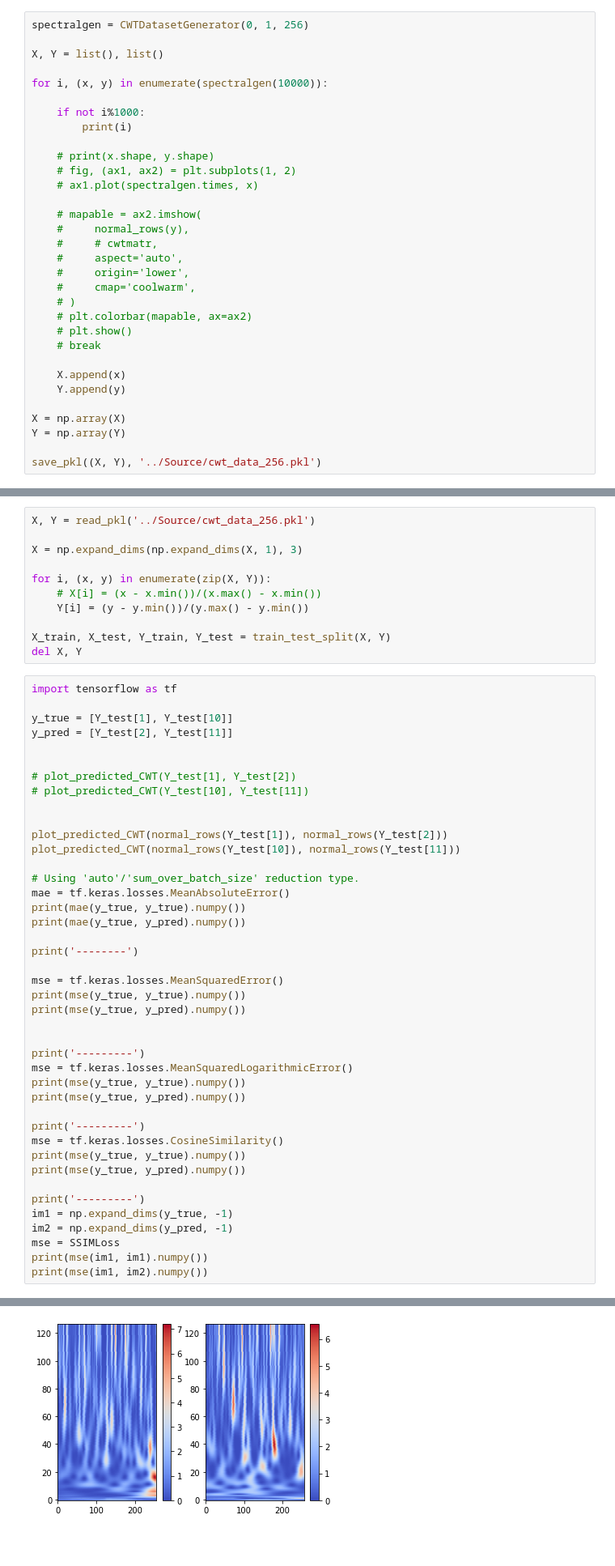
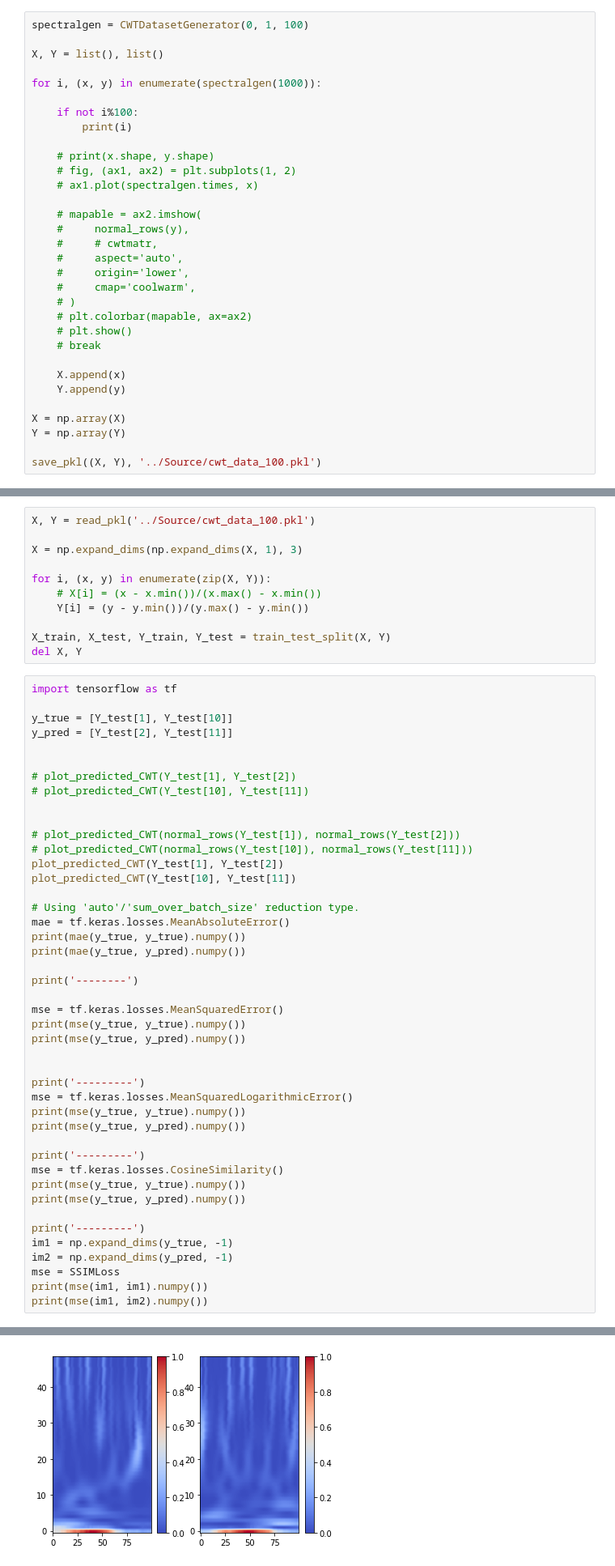
Before and after one commit to 1101AlexZab1011/neural_stuff, a Jupyter notebook: dirty_field/cwt_deconv.ipynb, the cells around one changed output, grey strips where cells are left out. Shown at 81% size. Drawn from its saved outputs; the diff is of its cells as text; blank space fills up the shorter version.

```diff
--- a/dirty_field/cwt_deconv.ipynb
+++ b/dirty_field/cwt_deconv.ipynb
@@ -36,11 +39,11 @@ def plot_predicted_CWT_tc(Y_true, Y_pred, X):
 # %%
-spectralgen = CWTDatasetGenerator(0, 1, 256)
+spectralgen = CWTDatasetGenerator(0, 1, 100)
 
 X, Y = list(), list()
 
-for i, (x, y) in enumerate(spectralgen(10000)):
+for i, (x, y) in enumerate(spectralgen(1000)):
 
-    if not i%1000:
+    if not i%100:
         print(i)
 
     # print(x.shape, y.shape)
@@ -64,6 +67,6 @@ for i, (x, y) in enumerate(spectralgen(10000)):
 X = np.array(X)
 Y = np.array(Y)
 
-save_pkl((X, Y), '../Source/cwt_data_256.pkl')
+save_pkl((X, Y), '../Source/cwt_data_100.pkl')
 # %% [output]
 0
@@ -79,5 +82,5 @@ save_pkl((X, Y), '../Source/cwt_data_256.pkl')
 # %%
-X, Y = read_pkl('../Source/cwt_data_256.pkl')
+X, Y = read_pkl('../Source/cwt_data_100.pkl')
 
 X = np.expand_dims(np.expand_dims(X, 1), 3)
 
@@ -98,8 +101,10 @@ y_pred = [Y_test[2], Y_test[11]]
 # plot_predicted_CWT(Y_test[10], Y_test[11])
 
 
-plot_predicted_CWT(normal_rows(Y_test[1]), normal_rows(Y_test[2]))
-plot_predicted_CWT(normal_rows(Y_test[10]), normal_rows(Y_test[11]))
+# plot_predicted_CWT(normal_rows(Y_test[1]), normal_rows(Y_test[2]))
+# plot_predicted_CWT(normal_rows(Y_test[10]), normal_rows(Y_test[11]))
+plot_predicted_CWT(Y_test[1], Y_test[2])
+plot_predicted_CWT(Y_test[10], Y_test[11])
 
 # Using 'auto'/'sum_over_batch_size' reduction type.
 mae = tf.keras.losses.MeanAbsoluteError()
@@ -134,2 +139,2 @@ print(mse(im1, im2).numpy())
-[figure, old version]
+[figure, new version]
 0.0
```
Also changed, not shown: parts of 9 cells of this notebook, 7 other files.
